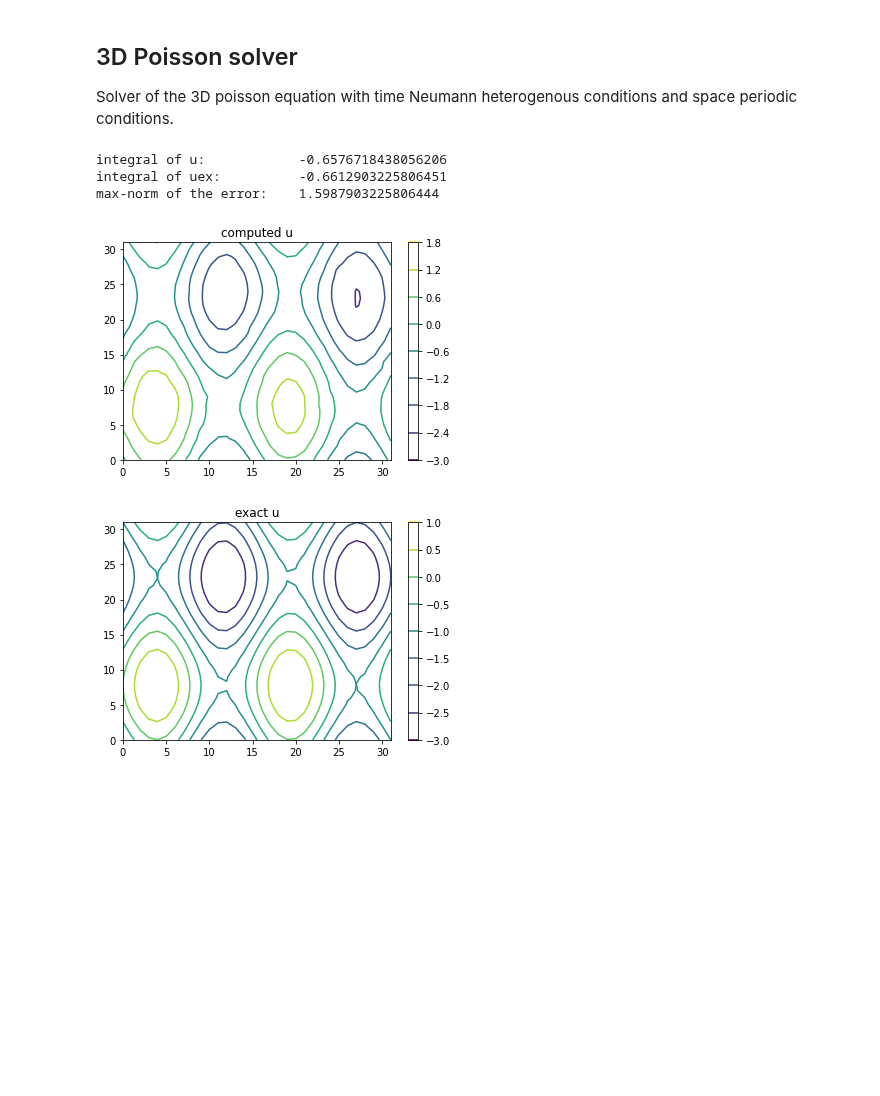
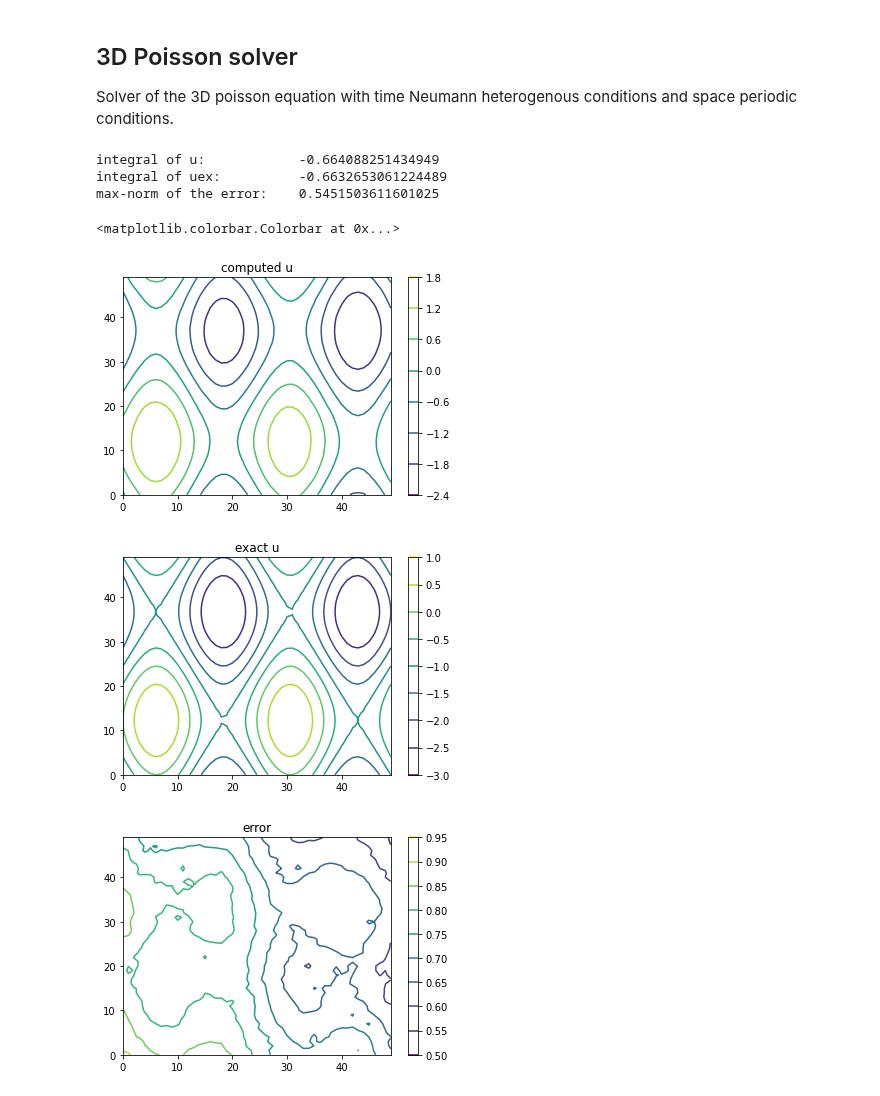
Before and after one commit to Benoit-Muller/Computational-Optimal-Transport, a Jupyter notebook: tests_BB.ipynb, the cells around one changed output. Cells and saved outputs as stored; diff of their text form; code cells hidden in the pictures; blank space fills up the shorter version.

```diff
--- a/tests_BB.ipynb
+++ b/tests_BB.ipynb
@@ -120,7 +119,7 @@ def normalize_integral(b):
 # %%
 from scipy.sparse.linalg import spsolve
 %matplotlib inline
-n=32
+n=50
 order = "F"
 
 uex = lambda x,y,z: -1 + x**2 + np.sin(2*np.pi*y) + np.sin(4*np.pi*z)
@@ -145,20 +144,27 @@ u = U.reshape((n,n,n),order=order)
 # %%
 print("integral of u:           ", np.sum(u) / n**3)
 print("integral of uex:         ", np.sum(uex_vect) / n**3)
-i=0
+i=1
 plt.figure()
 plt.title("computed u")
 plt.contour(u[i,:,:])
 plt.colorbar()
 
 plt.figure()
 plt.title("exact u")
 plt.contour(uex_vect[i,:,:])
 plt.colorbar()
-print("max-norm of the error:   ", np.max(np.abs(u-uex_vect)))
+print("max-norm of the error:   ", np.mean(np.abs(u-uex_vect)))
+
+plt.figure()
+plt.title("error")
+plt.contour((u-uex_vect)[i])
+plt.colorbar()
 # %% [output]
-integral of u:            -0.6576718438056206
-integral of uex:          -0.6612903225806451
-max-norm of the error:    1.5987903225806444
+integral of u:            -0.664088251434949
+integral of uex:          -0.6632653061224489
+max-norm of the error:    0.5451503611601025
+<matplotlib.colorbar.Colorbar at 0x...>
-[figure, old version]
+[figure, new version]
-[figure, old version]
+[figure, new version]
+[figure, added]
```
Also changed, not shown: parts of 3 cells of this notebook.
